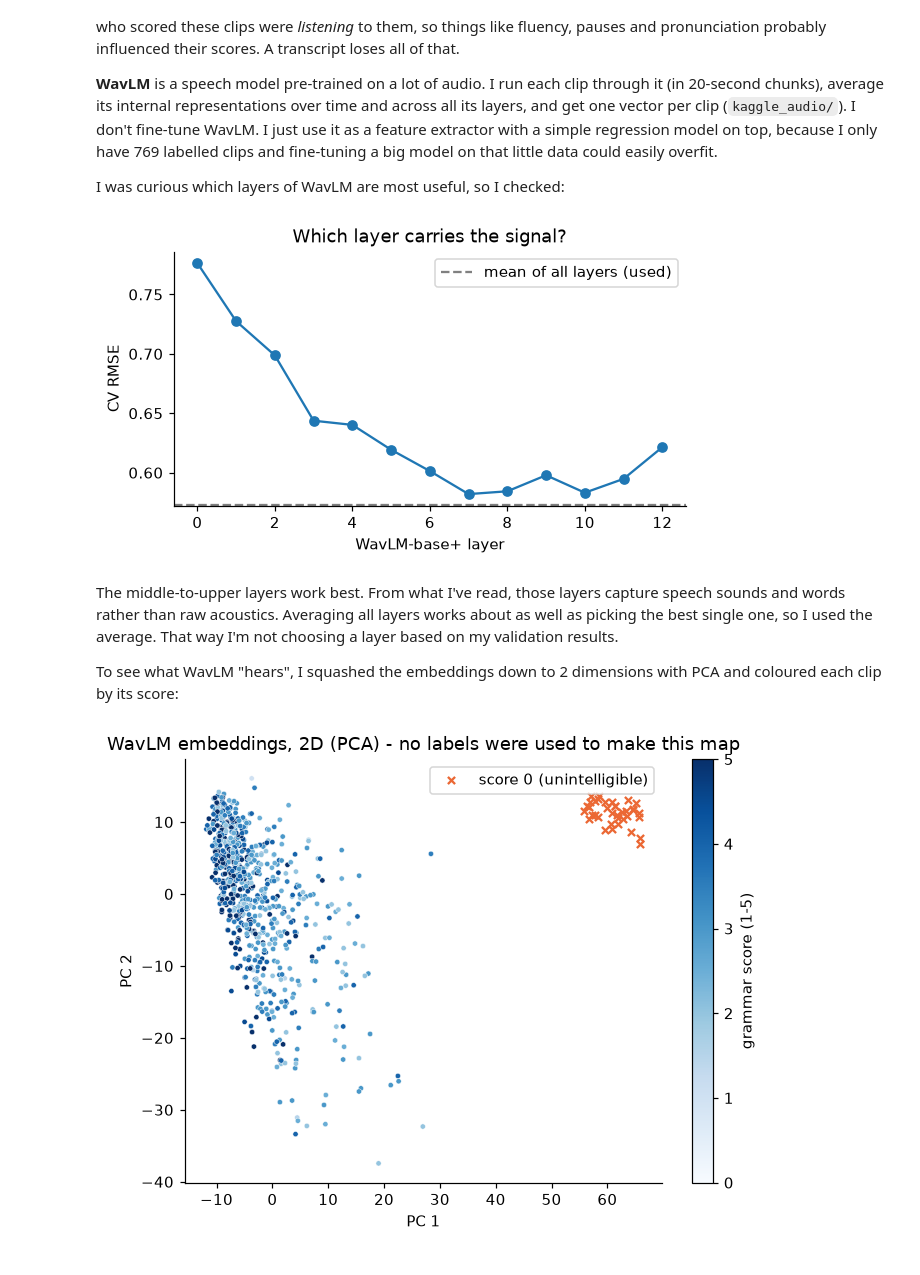
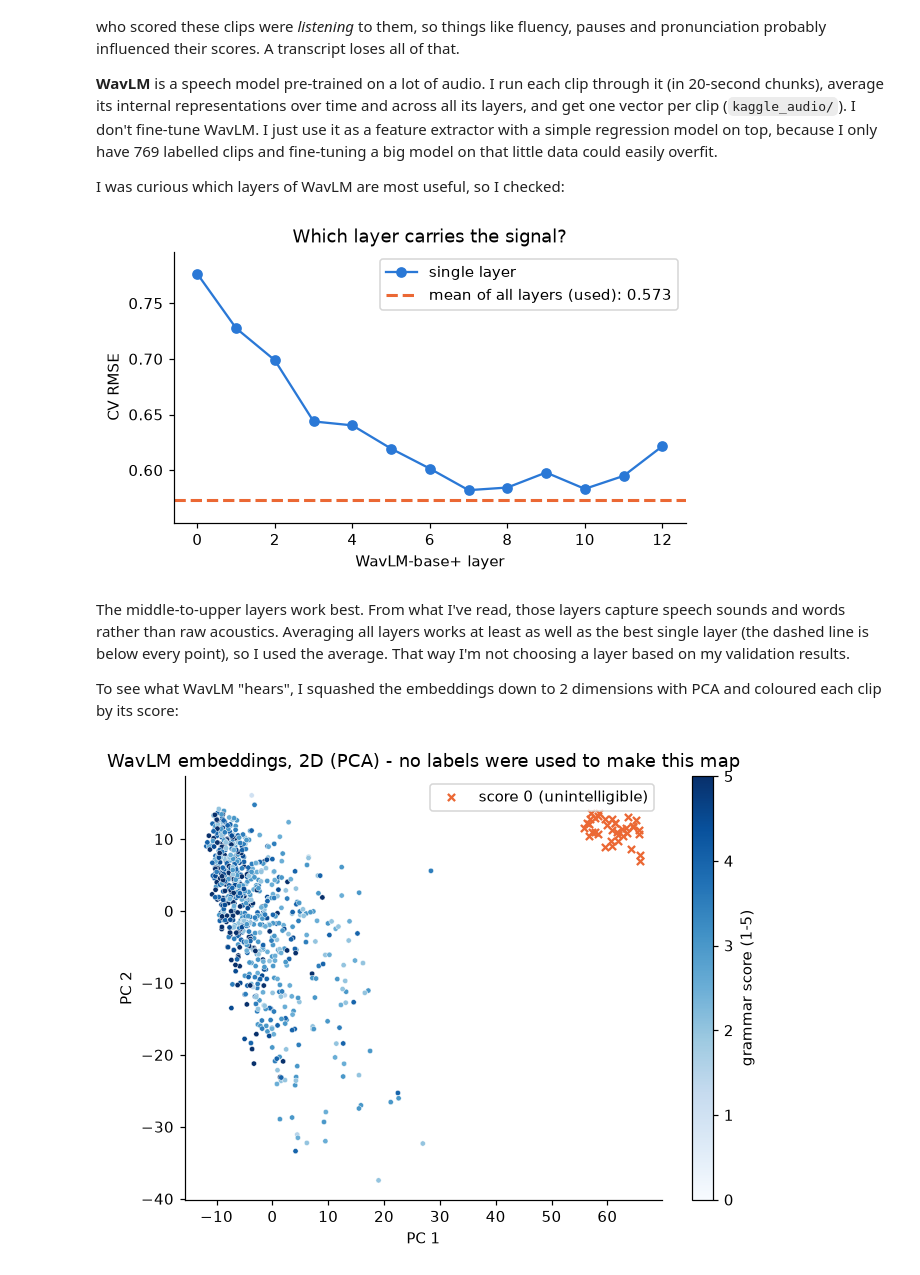
Before and after one commit to Vanshrajput29/SHL-grammar-scoring, a Jupyter notebook: shl_grammar_scoring.ipynb, the cells around one changed output. Drawn from its saved outputs; the diff is of its cells as text; code cells hidden in the pictures.

```diff
--- a/shl_grammar_scoring.ipynb
+++ b/shl_grammar_scoring.ipynb
@@ -185,21 +188,23 @@ I was curious which layers of WavLM are most useful, so I checked:
 # %%
 # Per-layer check uses the base model's saved per-layer embeddings: [clips, 13 layers, 768]
 A = np.load("kaggle_out/audio/audio_emb.npz")
 layers = np.stack([A["train_" + f[:-4]] for f in train.filename])
 
 def cv_rmse(X):
     """5-fold out-of-fold RMSE of the Ridge model on features X (predictions clipped to the 0-5 range)."""
     return rmse(y, np.clip(cross_val_predict(T.model(), X, y, cv=CV), 0, 5))
 
 layer_rmse = [cv_rmse(layers[:, l]) for l in range(layers.shape[1])]
-plt.figure(figsize=(6, 3)); plt.plot(layer_rmse, "o-")
-plt.axhline(cv_rmse(layers.mean(1)), ls="--", c="gray", label="mean of all layers (used)")
+mean_rmse = cv_rmse(layers.mean(1))
+plt.figure(figsize=(6, 3.2)); plt.plot(layer_rmse, "o-", color=BLUE, label="single layer")
+plt.axhline(mean_rmse, ls="--", lw=2, color=ORANGE, label=f"mean of all layers (used): {mean_rmse:.3f}")
+plt.ylim(min(layer_rmse + [mean_rmse]) - 0.02, max(layer_rmse) + 0.02)     # keep the dashed line clear of the axis
 plt.xlabel("WavLM-base+ layer"); plt.ylabel("CV RMSE"); plt.title("Which layer carries the signal?"); plt.legend(); plt.show()
 # %% [output]
-[figure, old version]
+[figure, new version]
 # %% [markdown]
 The middle-to-upper layers work best. From what I've read, those layers capture speech sounds and words
-rather than raw acoustics. Averaging all layers works about as well as picking the best single one, so I used the average.
+rather than raw acoustics. Averaging all layers works at least as well as the best single layer (the dashed line is below every point), so I used the average.
 That way I'm not choosing a layer based on my validation results.
 
 To see what WavLM "hears", I squashed the embeddings down to 2 dimensions with PCA and coloured each clip by its score:
```
Also changed, not shown: parts of 2 cells of this notebook.
